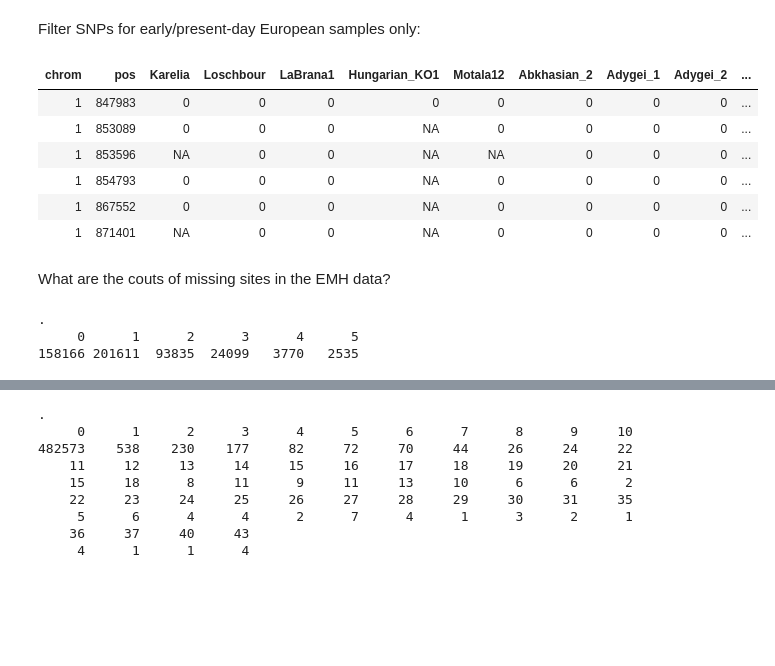
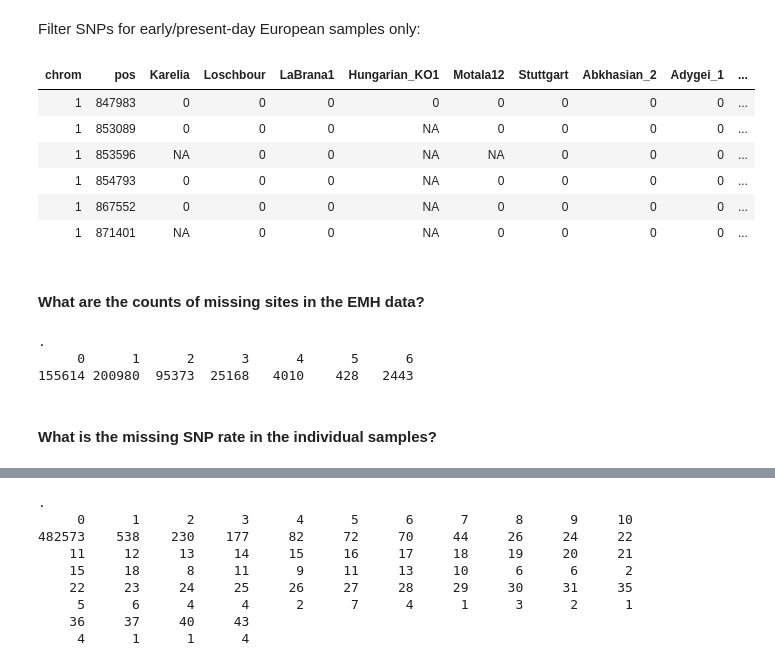
Before and after one commit to bodkan/nea-over-time, a Jupyter notebook: notebooks/frequency_shift_after_10ky.ipynb, the cells around one changed output, grey strips where cells are left out. Cells and saved outputs as stored; diff of their text form; code cells hidden in the pictures; blank space fills up the shorter version.

```diff
--- a/notebooks/frequency_shift_after_10ky.ipynb
+++ b/notebooks/frequency_shift_after_10ky.ipynb
@@ -107,7 +102,7 @@ emh_info <- # filter out high C-T samples (mainly non-UDG treated ones and weird
 samples_info <-
   bind_rows(emh_info, sgdp_info) %>%
   mutate(post_admixture=55000 - age) %>%
-  filter(age < 10000, name != "Stuttgart") # filter out Stuttgart, which is known to have basal Eurasian ancestry
+  filter(age < 10000) #, name != "Stuttgart") # filter out Stuttgart, which is known to have basal Eurasian ancestry
 
 })
 # %% [output]
@@ -153,12 +149,11 @@ select(filter(samples_info, pop == "present_Europe"), name, age, pop, Country)
 # %% [markdown]
 Filter SNPs for early/present-day  European samples only:
 # %%
-all_snps %<>% select(c(chrom, pos,
-                       one_of(as.character(samples_info$name))))
+eur_snps <- select(all_snps, c(chrom, pos, one_of(as.character(samples_info$name))))
 # %%
-head(all_snps)
+head(eur_snps)
 # %% [output]
-| chrom | pos | Karelia | Loschbour | LaBrana1 | Hungarian_KO1 | Motala12 | Abkhasian_2 | Adygei_1 | Adygei_2 | ... |
+| chrom | pos | Karelia | Loschbour | LaBrana1 | Hungarian_KO1 | Motala12 | Stuttgart | Abkhasian_2 | Adygei_1 | ... |
 | 1 | 847983 | 0 | 0 | 0 | 0 | 0 | 0 | 0 | 0 | ... |
 | 1 | 853089 | 0 | 0 | 0 | NA | 0 | 0 | 0 | 0 | ... |
 | 1 | 853596 | NA | 0 | 0 | NA | NA | 0 | 0 | 0 | ... |
@@ -166,10 +161,12 @@ head(all_snps)
 | 1 | 867552 | 0 | 0 | 0 | NA | 0 | 0 | 0 | 0 | ... |
 | 1 | 871401 | NA | 0 | 0 | NA | 0 | 0 | 0 | 0 | ... |
 # %% [markdown]
-What are the couts of missing sites in the EMH data?
+#### What are the counts of missing sites in the EMH data?
 # %%
-select(all_snps, Karelia:Motala12) %>% apply(1, function(r) sum(is.na(r))) %>% as.vector %>% table
+select(eur_snps, Karelia:Stuttgart) %>% apply(1, function(r) sum(is.na(r))) %>% as.vector %>% table
 # %% [output]
 .
-     0      1      2      3      4      5
-158166 201611  93835  24099   3770   2535
+     0      1      2      3      4      5      6
+155614 200980  95373  25168   4010    428   2443
+# %% [markdown]
+#### What is the missing SNP rate in the individual samples?
```
Also changed, not shown: parts of 39 cells of this notebook.
